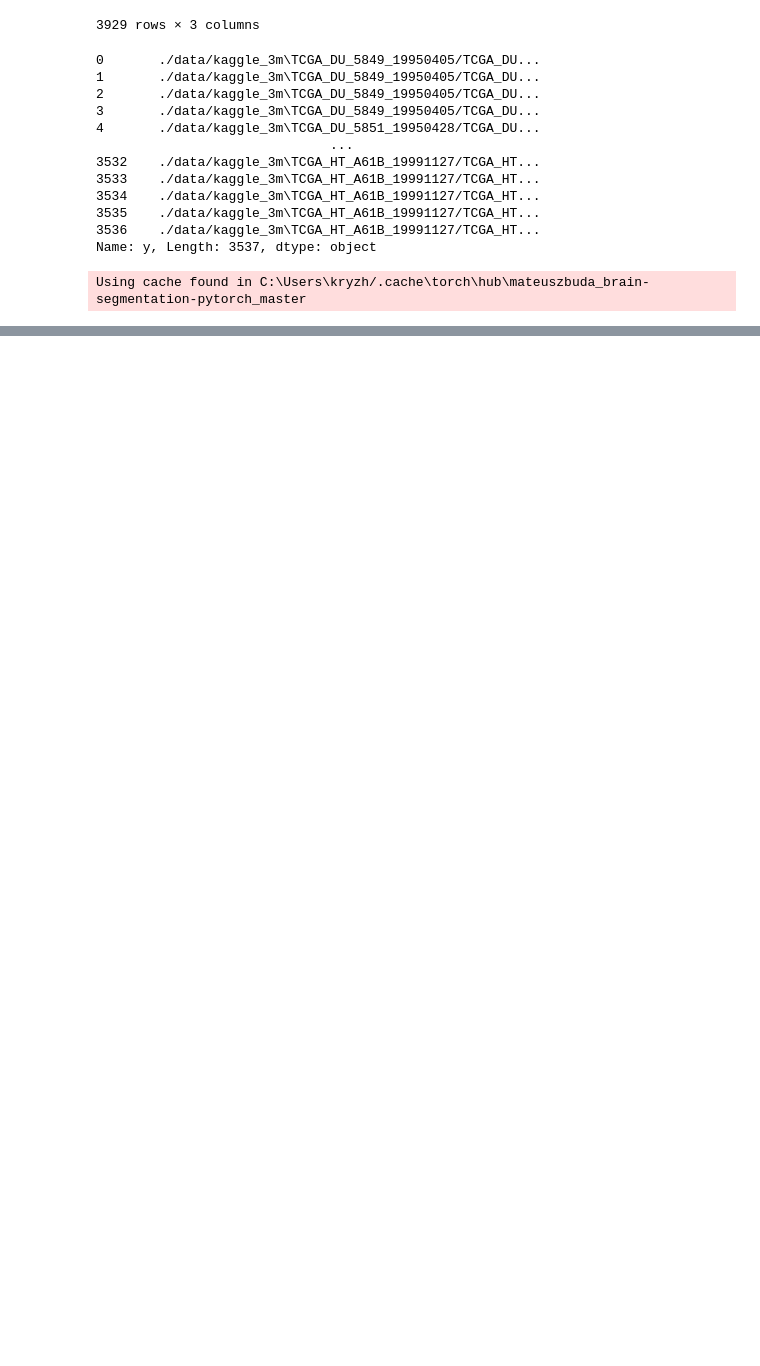
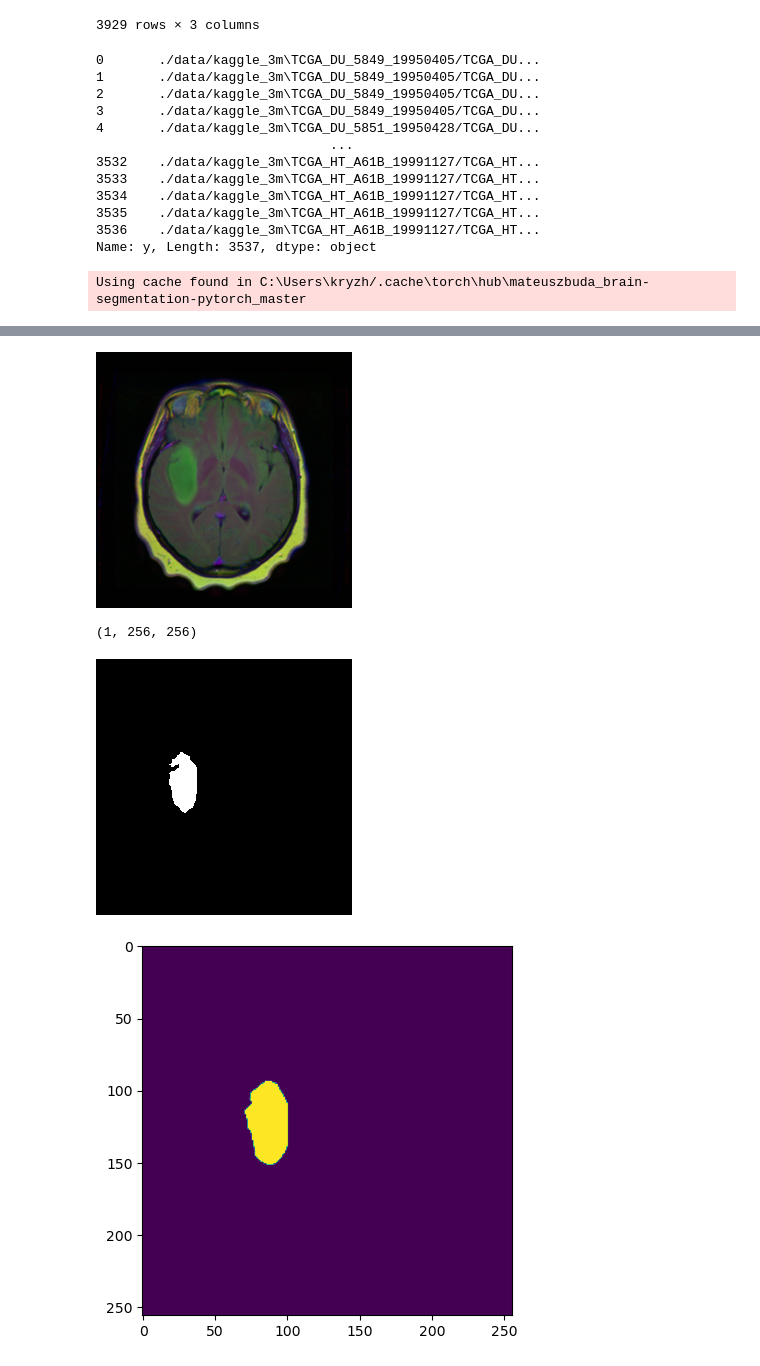
Before and after one commit to kryzhka/Brain_MRI_segmentation, a Jupyter notebook: segmentation_model.ipynb, the cells around one changed output, grey strips where cells are left out. Cells and saved outputs as stored; diff of their text form; code cells hidden in the pictures; blank space fills up the shorter version.

```diff
--- a/segmentation_model.ipynb
+++ b/segmentation_model.ipynb
@@ -158,0 +155,25 @@ KeyboardInterrupt:
+# %%
+def realCheck():
+
+    path=".\\data\\kaggle_3m\\TCGA_CS_4942_19970222\\TCGA_CS_4942_19970222_10.tif"
+    img=Image.open(path)
+    display(img)
+    tensorImg=transforms(img)
+    batchImg=torch.unsqueeze(tensorImg,0)
+    batchImg=batchImg.to(device)
+    out=model(batchImg).cpu().detach().numpy()
+    out=out.squeeze(0)
+    print(out.shape)
+    # out=out.tolist()
+    transform = tv.transforms.ToPILImage()
+
+    plt.imshow(out.transpose((1,2,0)))
+    path=".\\data\\kaggle_3m\\TCGA_CS_4942_19970222\\TCGA_CS_4942_19970222_10_mask.tif"
+    img=Image.open(path)
+    display(img)
+realCheck()
+# %% [output]
+[figure, added]
+(1, 256, 256)
+[figure, added]
+[figure, added]
```
Also changed, not shown: parts of 3 cells of this notebook.
